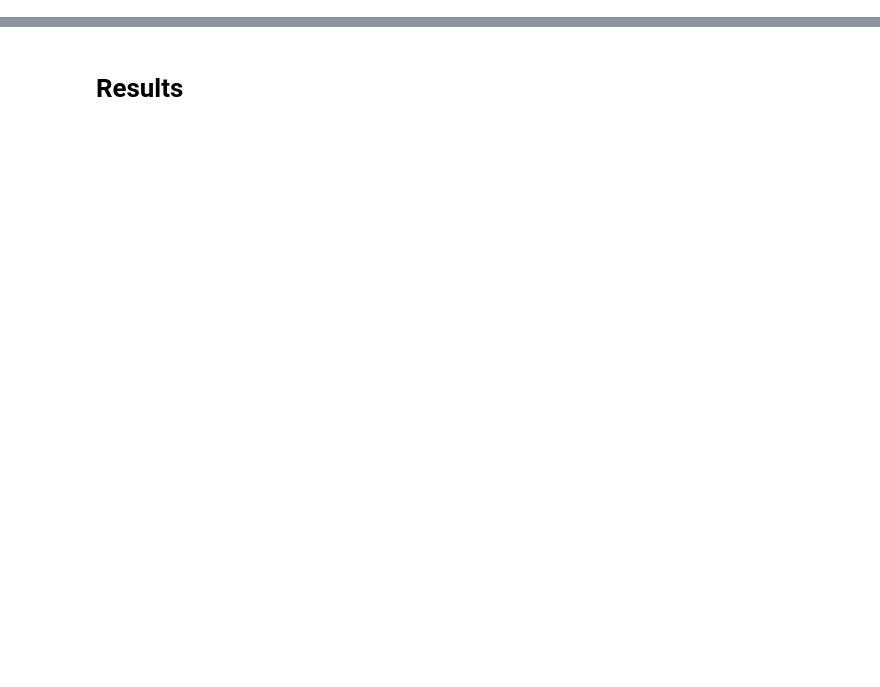
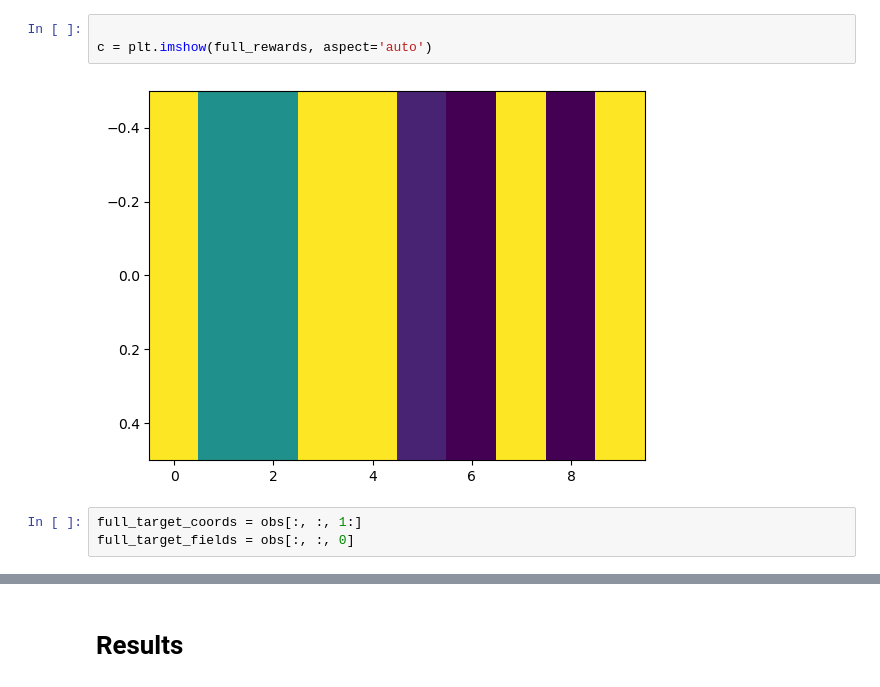
Before and after one commit to rachelhur/survey-ops, a Jupyter notebook: toy_models/notebooks/DQN_closest_distance_path.ipynb, the cells around one changed output, grey strips where cells are left out. Cells and saved outputs as stored; diff of their text form; blank space fills up the shorter version.

```diff
--- a/toy_models/notebooks/DQN_closest_distance_path.ipynb
+++ b/toy_models/notebooks/DQN_closest_distance_path.ipynb
@@ -915,0 +240,8 @@ def train_agent_offline(
+# %%
+
+c = plt.imshow(full_rewards, aspect='auto')
+# %% [output]
+[figure, added]
+# %%
+full_target_coords = obs[:, :, 1:]
+full_target_fields = obs[:, :, 0]
```
Also changed, not shown: parts of 63 cells of this notebook, 13 other files.
